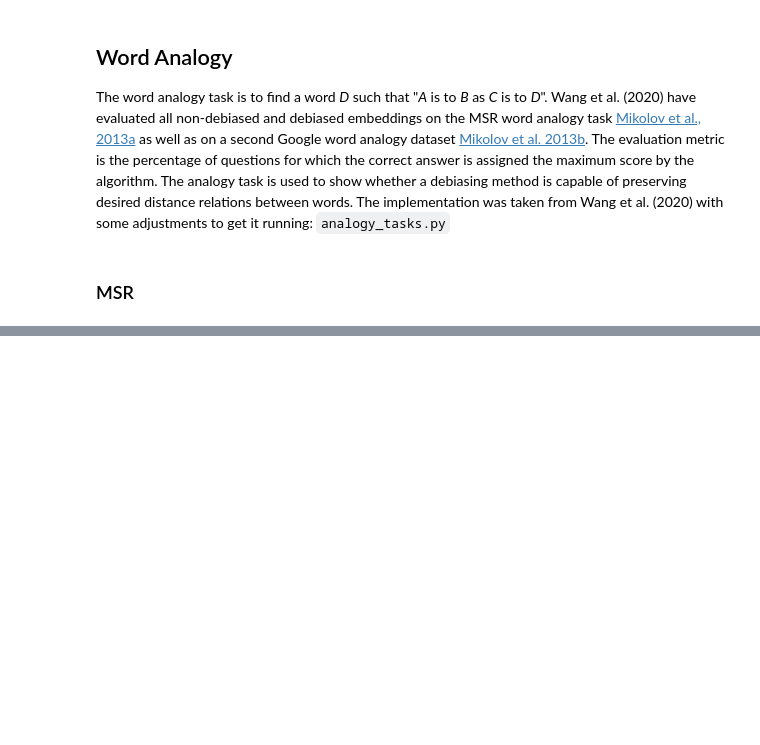
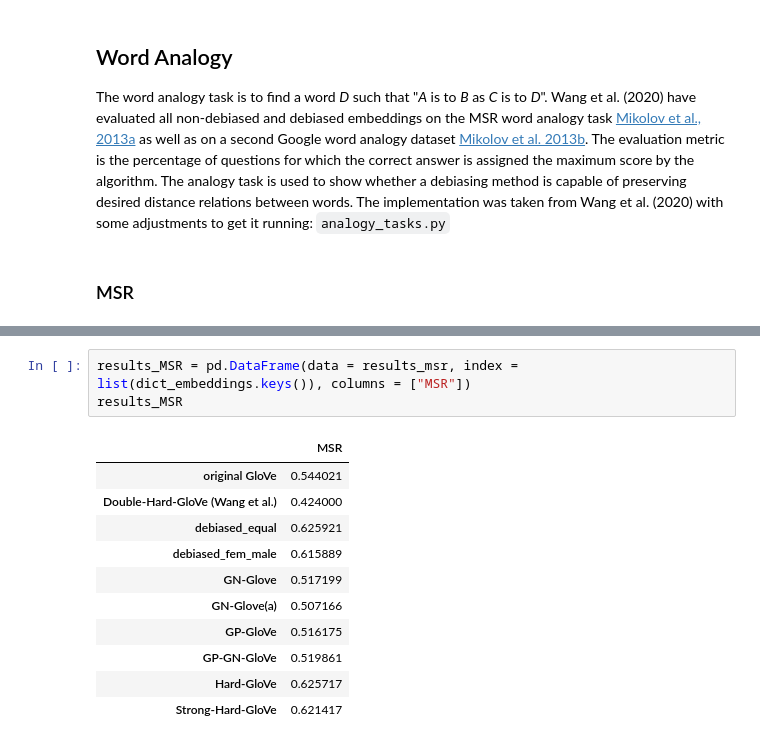
Before and after one commit to kristinakobrock/RepDHDebias, a Jupyter notebook: Evaluations.ipynb, the cells around one changed output, grey strips where cells are left out. Cells and saved outputs as stored; diff of their text form; blank space fills up the shorter version.

```diff
--- a/Evaluations.ipynb
+++ b/Evaluations.ipynb
@@ -221,5 +224,20 @@ ACCURACY TOP1-MSR: 62.59% (3057/4884)
 Strong-Hard-GloVe:
 4884
 ACCURACY TOP1-MSR: 62.14% (3035/4884)
+# %%
+results_MSR = pd.DataFrame(data = results_msr, index = list(dict_embeddings.keys()), columns = ["MSR"])
+results_MSR
+# %% [output]
+|  | MSR |
+| original GloVe | 0.544021 |
+| Double-Hard-GloVe (Wang et al.) | 0.424000 |
+| debiased_equal | 0.625921 |
+| debiased_fem_male | 0.615889 |
+| GN-Glove | 0.517199 |
+| GN-Glove(a) | 0.507166 |
+| GP-GloVe | 0.516175 |
+| GP-GN-GloVe | 0.519861 |
+| Hard-GloVe | 0.625717 |
+| Strong-Hard-GloVe | 0.621417 |
 # %%
 # Google analogy task on all embeddings:
```
Also changed, not shown: parts of 4 cells of this notebook, 2 other files.
